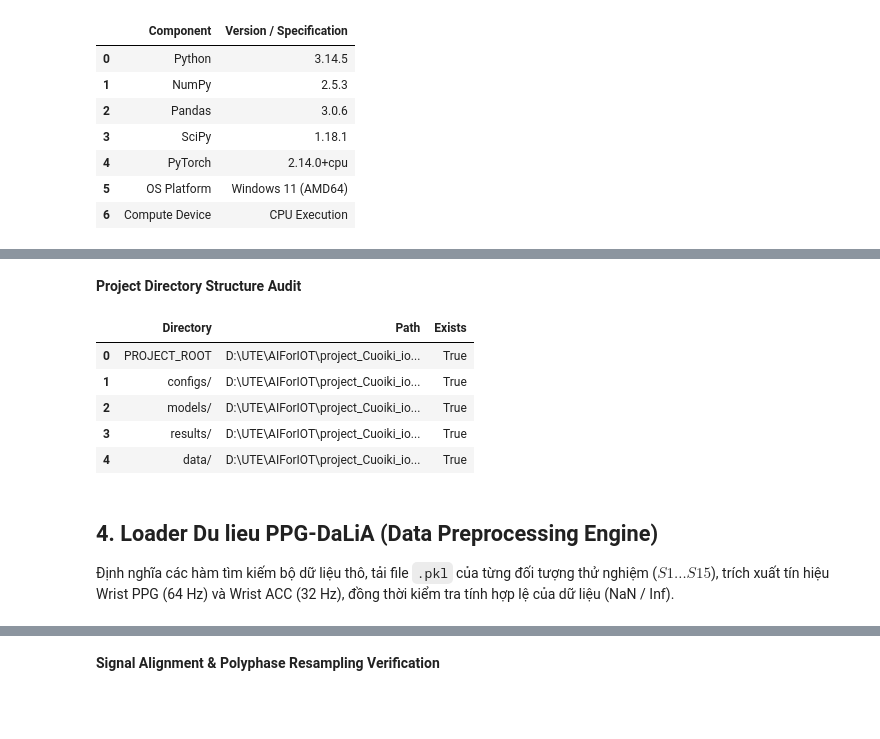
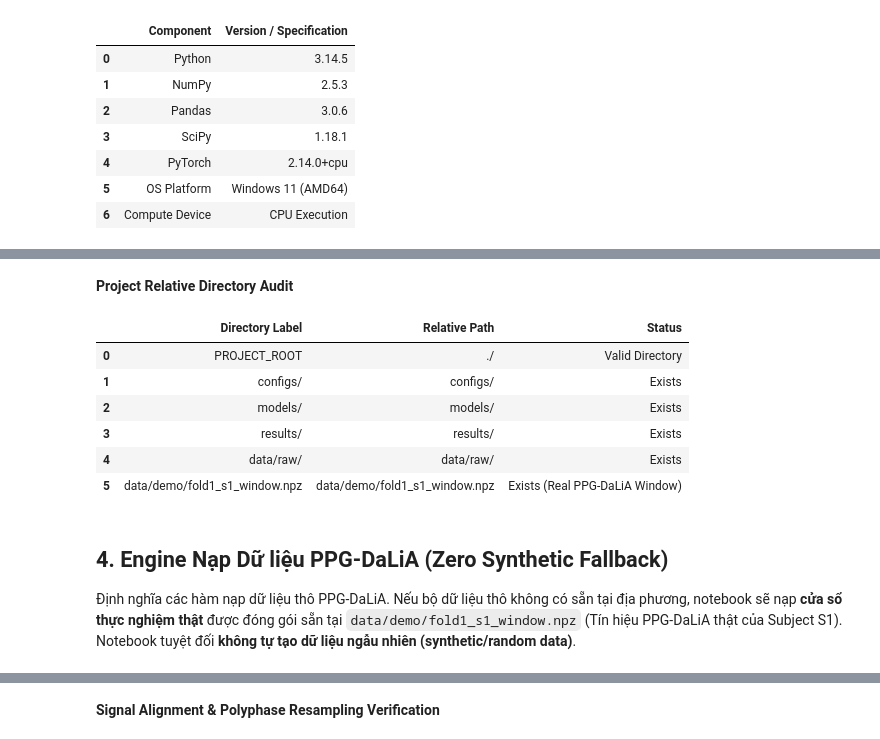
Before and after one commit to sai-ctruong/iot_C1_AE_DCT, a Jupyter notebook: C1_AE_DCT/notebooks/C1_AE_DCT_Demo.ipynb, the cells around one changed output, grey strips where cells are left out. Saved outputs shown, nothing was run; the diff lists cells and outputs as text; code cells hidden in the pictures; blank space fills up the shorter version.

```diff
--- a/C1_AE_DCT/notebooks/C1_AE_DCT_Demo.ipynb
+++ b/C1_AE_DCT/notebooks/C1_AE_DCT_Demo.ipynb
@@ -113,36 +114,48 @@ Tự động xác định thư mục gốc `PROJECT_ROOT` mà không cần hard-
 # %%
+# Optional user-specified dataset directory override
+DATASET_ROOT = None
+
 try:
     PROJECT_ROOT = Path(__file__).resolve().parent.parent
 except NameError:
     PROJECT_ROOT = Path.cwd()
     if PROJECT_ROOT.name == "notebooks":
         PROJECT_ROOT = PROJECT_ROOT.parent
 
 CONFIGS_DIR = PROJECT_ROOT / "configs"
 MODELS_DIR = PROJECT_ROOT / "models"
 RESULTS_DIR = PROJECT_ROOT / "results"
 DATA_DIR = PROJECT_ROOT / "data"
+DEMO_NPZ_PATH = DATA_DIR / "demo" / "fold1_s1_window.npz"
 
 path_audit = {
-    "Directory": ["PROJECT_ROOT", "configs/", "models/", "results/", "data/"],
-    "Path": [str(PROJECT_ROOT), str(CONFIGS_DIR), str(MODELS_DIR), str(RESULTS_DIR), str(DATA_DIR)],
-    "Exists": [PROJECT_ROOT.exists(), CONFIGS_DIR.exists(), MODELS_DIR.exists(), RESULTS_DIR.exists(), DATA_DIR.exists()]
+    "Directory Label": ["PROJECT_ROOT", "configs/", "models/", "results/", "data/raw/", "data/demo/fold1_s1_window.npz"],
+    "Relative Path": ["./", "configs/", "models/", "results/", "data/raw/", "data/demo/fold1_s1_window.npz"],
+    "Status": [
+        "Valid Directory",
+        "Exists" if CONFIGS_DIR.exists() else "Missing",
+        "Exists" if MODELS_DIR.exists() else "Missing",
+        "Exists" if RESULTS_DIR.exists() else "Missing",
+        "Exists" if (DATA_DIR / "raw").exists() else "Missing",
+        "Exists (Real PPG-DaLiA Window)" if DEMO_NPZ_PATH.exists() else "Missing"
+    ]
 }
 
 df_paths = pd.DataFrame(path_audit)
-display(HTML("<b>Project Directory Structure Audit</b>"))
+display(HTML("<b>Project Relative Directory Audit</b>"))
 display(df_paths)
 # %% [output]
-Project Directory Structure Audit
+Project Relative Directory Audit
-|  | Directory | Path | Exists |
-| 0 | PROJECT_ROOT | D:\UTE\AIForIOT\project_Cuoiki_io... | True |
-| 1 | configs/ | D:\UTE\AIForIOT\project_Cuoiki_io... | True |
-| 2 | models/ | D:\UTE\AIForIOT\project_Cuoiki_io... | True |
-| 3 | results/ | D:\UTE\AIForIOT\project_Cuoiki_io... | True |
-| 4 | data/ | D:\UTE\AIForIOT\project_Cuoiki_io... | True |
+|  | Directory Label | Relative Path | Status |
+| 0 | PROJECT_ROOT | ./ | Valid Directory |
+| 1 | configs/ | configs/ | Exists |
+| 2 | models/ | models/ | Exists |
+| 3 | results/ | results/ | Exists |
+| 4 | data/raw/ | data/raw/ | Exists |
+| 5 | data/demo/fold1_s1_window.npz | data/demo/fold1_s1_window.npz | Exists (Real PPG-DaLiA Window) |
-# %% [markdown]
-## 4. Loader Du lieu PPG-DaLiA (Data Preprocessing Engine)
-
-Định nghĩa các hàm tìm kiếm bộ dữ liệu thô, tải file `.pkl` của từng đối tượng thử nghiệm ($S1 \dots S15$), trích xuất tín hiệu Wrist PPG (64 Hz) và Wrist ACC (32 Hz), đồng thời kiểm tra tính hợp lệ của dữ liệu (NaN / Inf).
+# %% [markdown]
+## 4. Engine Nạp Dữ liệu PPG-DaLiA (Zero Synthetic Fallback)
+
+Định nghĩa các hàm nạp dữ liệu thô PPG-DaLiA. Nếu bộ dữ liệu thô không có sẵn tại địa phương, notebook sẽ nạp **cửa sổ thực nghiệm thật** được đóng gói sẵn tại `data/demo/fold1_s1_window.npz` (Tín hiệu PPG-DaLiA thật của Subject S1). Notebook tuyệt đối **không tự tạo dữ liệu ngẫu nhiên (synthetic/random data)**.
 # %%
 def find_dataset_root(custom_path=None):
```
Also changed, not shown: parts of 21 cells of this notebook, 1 other file.
